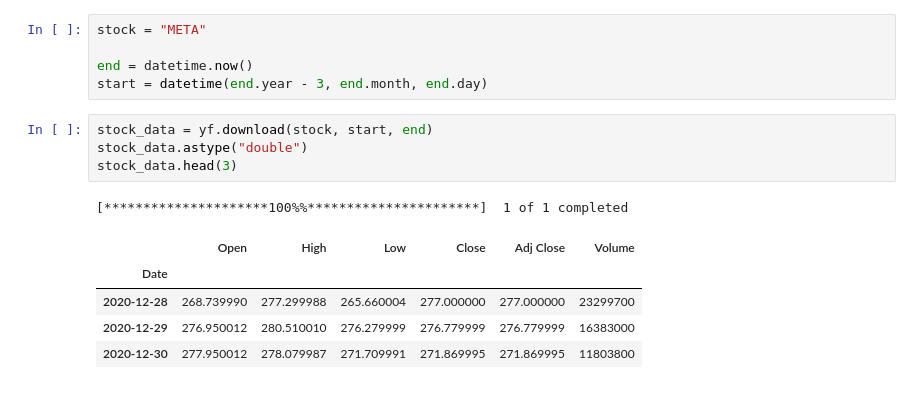
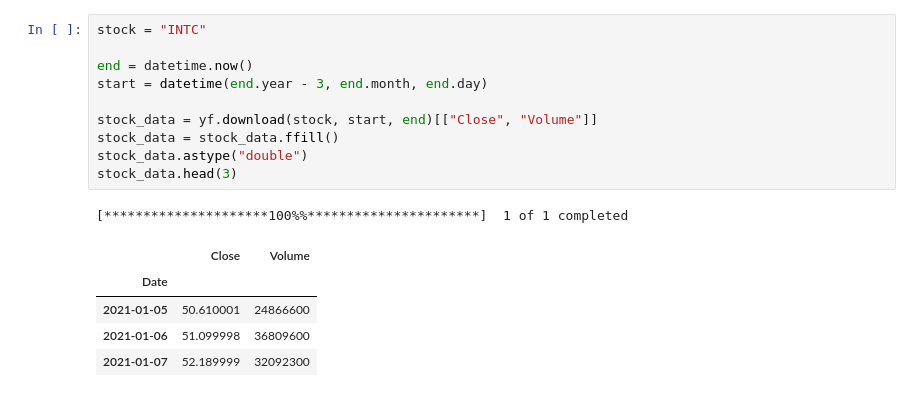
Before and after one commit to BigJonP/stocks-LSTM, a Jupyter notebook: main.ipynb, the cells around one changed output. Drawn from its saved outputs; the diff is of its cells as text.

```diff
--- a/main.ipynb
+++ b/main.ipynb
@@ -13,16 +34,17 @@ torch.manual_seed(42)
 # %%
-stock = "META"
+stock = "INTC"
 
 end = datetime.now()
 start = datetime(end.year - 3, end.month, end.day)
+
+stock_data = yf.download(stock, start, end)[["Close", "Volume"]]
+stock_data = stock_data.ffill()
+stock_data.astype("double")
+stock_data.head(3)
+# %% [output]
+[*********************100%%**********************]  1 of 1 completed
+|  | Close | Volume |
+| Date |  |  |
+| 2021-01-05 | 50.610001 | 24866600 |
+| 2021-01-06 | 51.099998 | 36809600 |
+| 2021-01-07 | 52.189999 | 32092300 |
-# %%
-stock_data = yf.download(stock, start, end)
-stock_data.astype("double")
-stock_data.head(3)
-# %% [output]
-[*********************100%%**********************]  1 of 1 completed
-|  | Open | High | Low | Close | Adj Close | Volume |
-| Date |  |  |  |  |  |  |
-| 2020-12-28 | 268.739990 | 277.299988 | 265.660004 | 277.000000 | 277.000000 | 23299700 |
-| 2020-12-29 | 276.950012 | 280.510010 | 276.279999 | 276.779999 | 276.779999 | 16383000 |
-| 2020-12-30 | 277.950012 | 278.079987 | 271.709991 | 271.869995 | 271.869995 | 11803800 |
```
Also changed, not shown: parts of 25 cells of this notebook, 2 other files.
